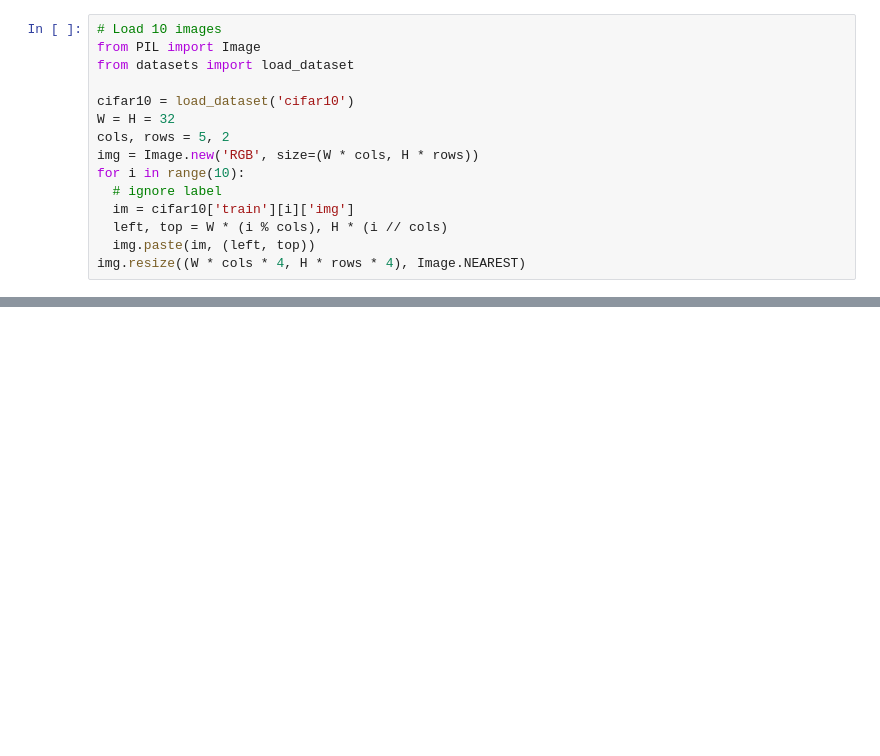
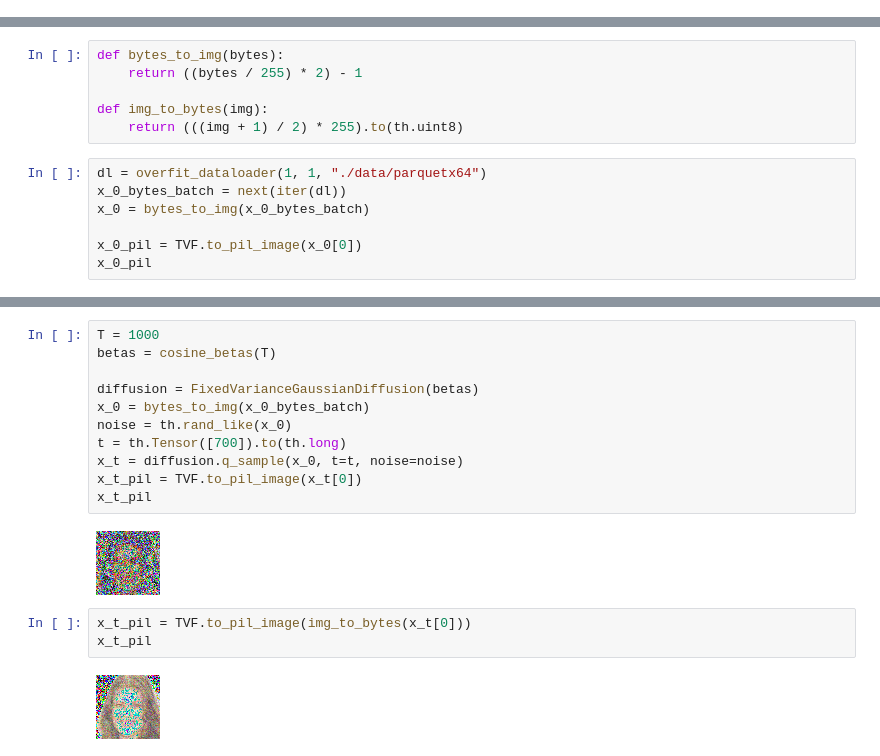
Before and after one commit to vedantroy/improved-ddpm-pytorch, a Jupyter notebook: Diffusion.ipynb, the cells around one changed output, grey strips where cells are left out. Drawn from its saved outputs; the diff is of its cells as text; blank space fills up the shorter version.

Commit message:
fix image logging

```diff
--- a/Diffusion.ipynb
+++ b/Diffusion.ipynb
@@ -21,15 +0,0 @@ Requirement already satisfied: six>=1.5 in /usr/local/lib/python3.7/dist-package
-# %%
-# Load 10 images
-from PIL import Image
-from datasets import load_dataset
-
-cifar10 = load_dataset('cifar10')
-W = H = 32
-cols, rows = 5, 2
-img = Image.new('RGB', size=(W * cols, H * rows))
-for i in range(10):
-  # ignore label
-  im = cifar10['train'][i]['img']
-  left, top = W * (i % cols), H * (i // cols)
-  img.paste(im, (left, top))
-img.resize((W * cols * 4, H * rows * 4), Image.NEAREST)
@@ -360,0 +7,13 @@ plt.show()
+# %%
+def bytes_to_img(bytes):
+    return ((bytes / 255) * 2) - 1
+
+def img_to_bytes(img):
+    return (((img + 1) / 2) * 255).to(th.uint8)
+# %%
+dl = overfit_dataloader(1, 1, "./data/parquetx64")
+x_0_bytes_batch = next(iter(dl))
+x_0 = bytes_to_img(x_0_bytes_batch)
+
+x_0_pil = TVF.to_pil_image(x_0[0])
+x_0_pil
@@ -360,0 +27,18 @@ plt.show()
+# %%
+T = 1000
+betas = cosine_betas(T)
+
+diffusion = FixedVarianceGaussianDiffusion(betas)
+x_0 = bytes_to_img(x_0_bytes_batch)
+noise = th.rand_like(x_0)
+t = th.Tensor([700]).to(th.long)
+x_t = diffusion.q_sample(x_0, t=t, noise=noise)
+x_t_pil = TVF.to_pil_image(x_t[0])
+x_t_pil
+# %% [output]
+[figure, added]
+# %%
+x_t_pil = TVF.to_pil_image(img_to_bytes(x_t[0]))
+x_t_pil
+# %% [output]
+[figure, added]
```
Also changed, not shown: parts of 14 cells of this notebook, 1 other file.
